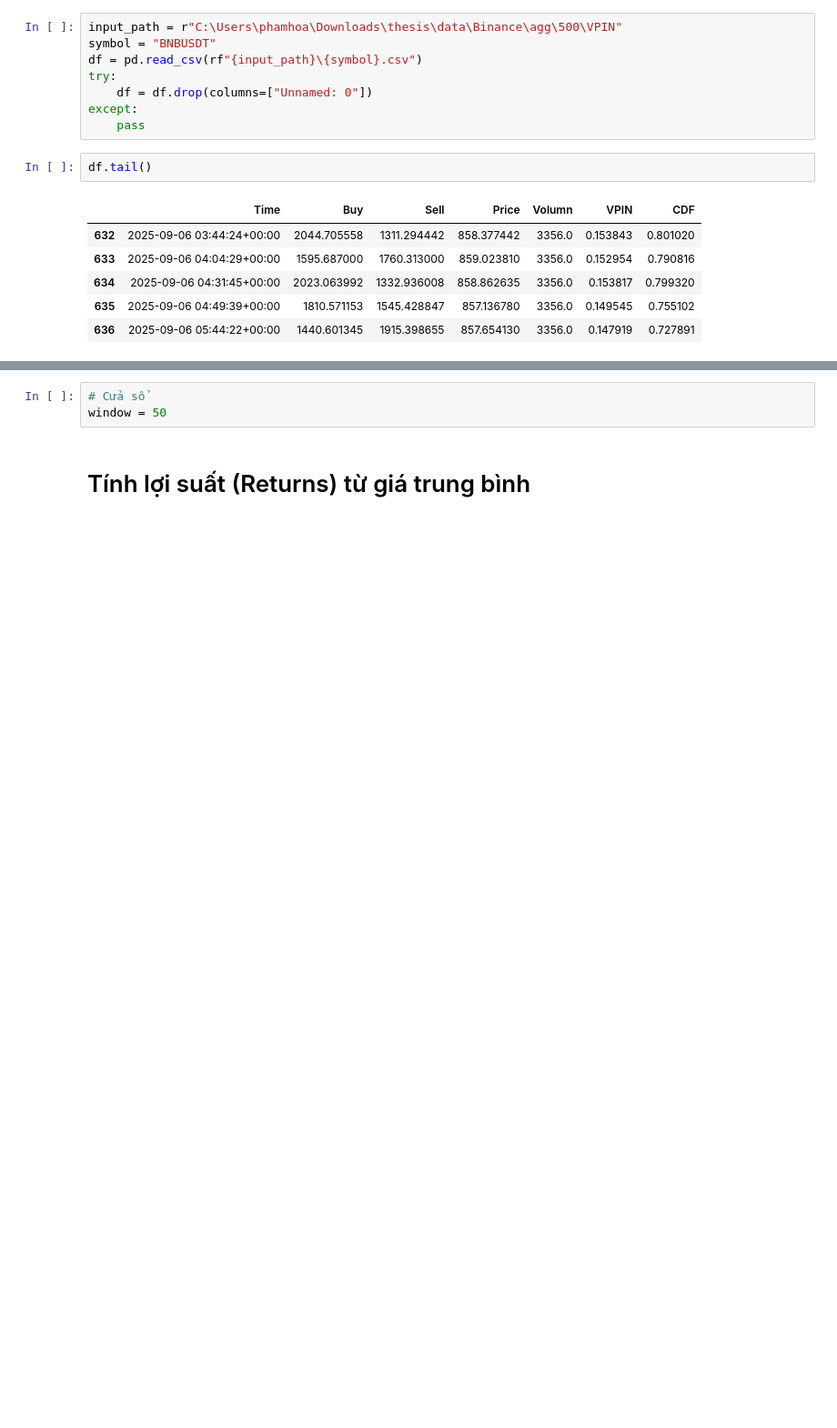
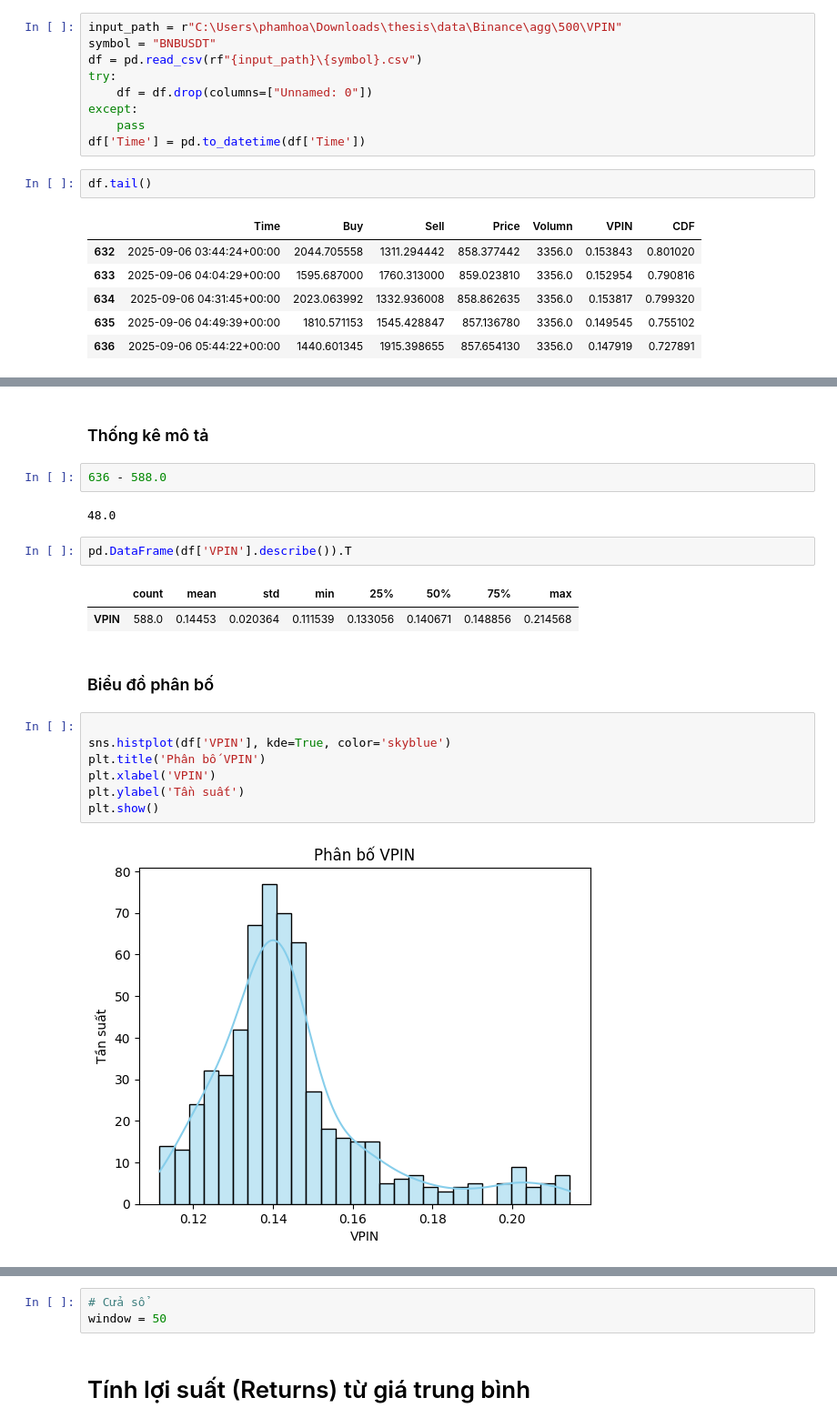
Before and after one commit to HoaPham119/thesis, a Jupyter notebook: code/binance_model.ipynb, the cells around one changed output, grey strips where cells are left out. Shown: that part at 91% size. Drawn from its saved outputs; the diff is of its cells as text; blank space fills up the shorter version.

```diff
--- a/code/binance_model.ipynb
+++ b/code/binance_model.ipynb
@@ -12,6 +14,7 @@ try:
     df = df.drop(columns=["Unnamed: 0"])
 except:
     pass
+df['Time'] = pd.to_datetime(df['Time'])
 # %%
 df.tail()
 # %% [output]
@@ -23,0 +29,22 @@ df.tail()
+# %% [markdown]
+### Thống kê mô tả
+# %%
+636 - 588.0
+# %% [output]
+48.0
+# %%
+pd.DataFrame(df['VPIN'].describe()).T
+# %% [output]
+|  | count | mean | std | min | 25% | 50% | 75% | max |
+| VPIN | 588.0 | 0.14453 | 0.020364 | 0.111539 | 0.133056 | 0.140671 | 0.148856 | 0.214568 |
+# %% [markdown]
+### Biểu đồ phân bố
+# %%
+
+sns.histplot(df['VPIN'], kde=True, color='skyblue')
+plt.title('Phân bố VPIN')
+plt.xlabel('VPIN')
+plt.ylabel('Tần suất')
+plt.show()
+# %% [output]
+[figure, added]
```
Also changed, not shown: parts of 9 cells of this notebook.
